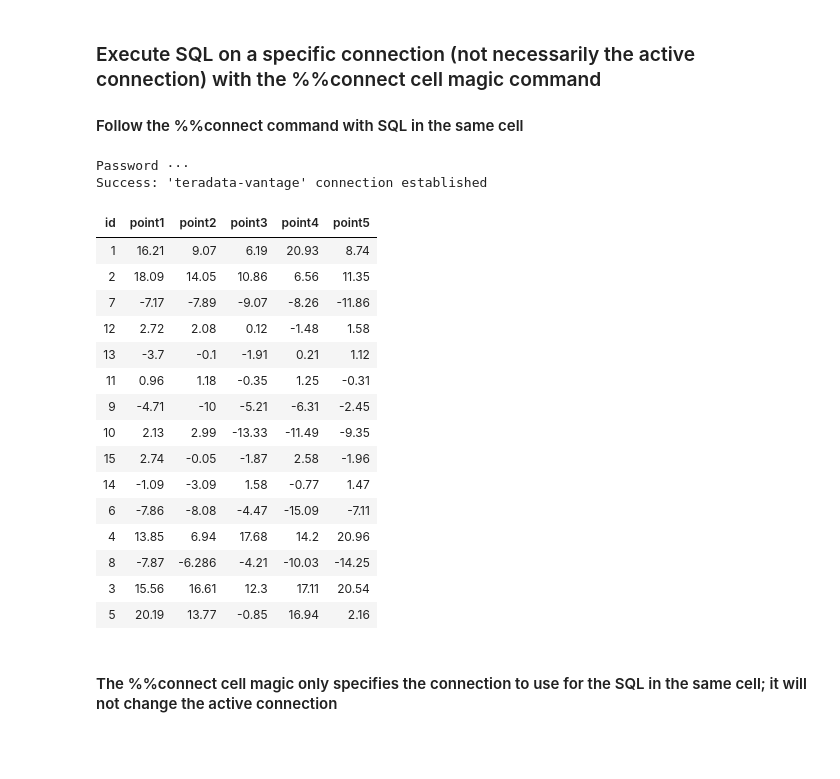
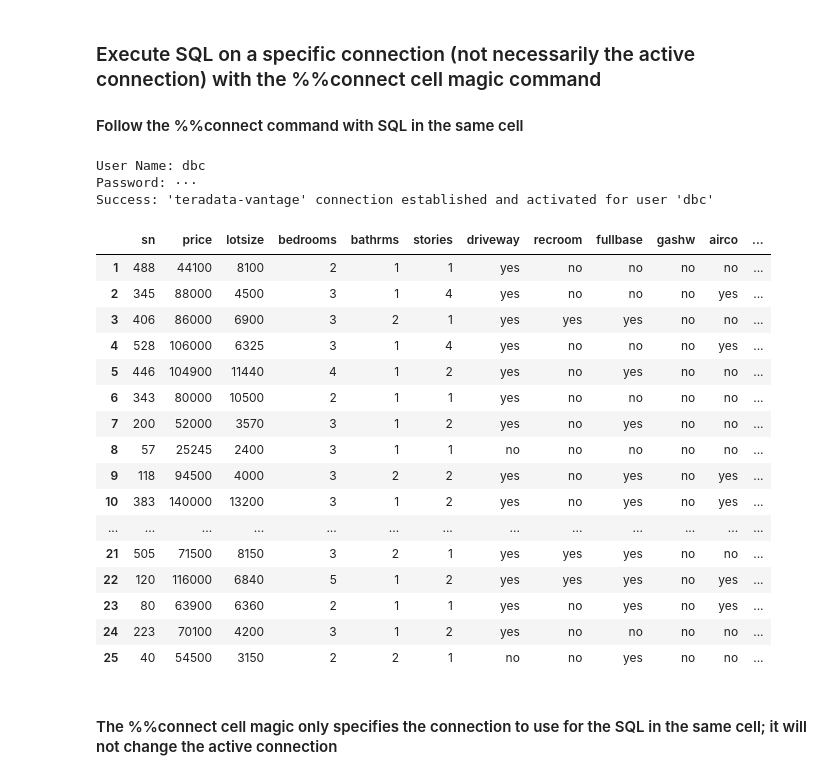
Before and after one commit to Teradata/jupyterextensions, a Jupyter notebook: notebooks/sql/GettingStarted.ipynb, the cells around one changed output. Saved outputs shown, nothing was run; the diff lists cells and outputs as text; code cells hidden in the pictures; blank space fills up the shorter version.

```diff
--- a/notebooks/sql/GettingStarted.ipynb
+++ b/notebooks/sql/GettingStarted.ipynb
@@ -465,26 +517,28 @@ ERROR: Request Canceled
 #### Follow the %%connect command with SQL in the same cell
 # %%
 %%connect teradata-vantage
-select top 25 * from alice.kmeanssample;
+select top 25 * from stodemo.housing_train;
 # %% [output]
-Password ···
-Success: 'teradata-vantage' connection established
+User Name: dbc
+Password: ···
+Success: 'teradata-vantage' connection established and activated for user 'dbc'
-| id | point1 | point2 | point3 | point4 | point5 |
-| 1 | 16.21 | 9.07 | 6.19 | 20.93 | 8.74 |
-| 2 | 18.09 | 14.05 | 10.86 | 6.56 | 11.35 |
-| 7 | -7.17 | -7.89 | -9.07 | -8.26 | -11.86 |
-| 12 | 2.72 | 2.08 | 0.12 | -1.48 | 1.58 |
-| 13 | -3.7 | -0.1 | -1.91 | 0.21 | 1.12 |
-| 11 | 0.96 | 1.18 | -0.35 | 1.25 | -0.31 |
-| 9 | -4.71 | -10 | -5.21 | -6.31 | -2.45 |
-| 10 | 2.13 | 2.99 | -13.33 | -11.49 | -9.35 |
-| 15 | 2.74 | -0.05 | -1.87 | 2.58 | -1.96 |
-| 14 | -1.09 | -3.09 | 1.58 | -0.77 | 1.47 |
-| 6 | -7.86 | -8.08 | -4.47 | -15.09 | -7.11 |
-| 4 | 13.85 | 6.94 | 17.68 | 14.2 | 20.96 |
-| 8 | -7.87 | -6.286 | -4.21 | -10.03 | -14.25 |
-| 3 | 15.56 | 16.61 | 12.3 | 17.11 | 20.54 |
-| 5 | 20.19 | 13.77 | -0.85 | 16.94 | 2.16 |
+|  | sn | price | lotsize | bedrooms | bathrms | stories | driveway | recroom | fullbase | gashw | airco | ... |
+| 1 | 488 | 44100 | 8100 | 2 | 1 | 1 | yes | no | no | no | no | ... |
+| 2 | 345 | 88000 | 4500 | 3 | 1 | 4 | yes | no | no | no | yes | ... |
+| 3 | 406 | 86000 | 6900 | 3 | 2 | 1 | yes | yes | yes | no | no | ... |
+| 4 | 528 | 106000 | 6325 | 3 | 1 | 4 | yes | no | no | no | yes | ... |
+| 5 | 446 | 104900 | 11440 | 4 | 1 | 2 | yes | no | yes | no | no | ... |
+| 6 | 343 | 80000 | 10500 | 2 | 1 | 1 | yes | no | no | no | no | ... |
+| 7 | 200 | 52000 | 3570 | 3 | 1 | 2 | yes | no | yes | no | no | ... |
+| 8 | 57 | 25245 | 2400 | 3 | 1 | 1 | no | no | no | no | no | ... |
+| 9 | 118 | 94500 | 4000 | 3 | 2 | 2 | yes | no | yes | no | yes | ... |
+| 10 | 383 | 140000 | 13200 | 3 | 1 | 2 | yes | no | yes | no | yes | ... |
+| ... | ... | ... | ... | ... | ... | ... | ... | ... | ... | ... | ... | ... |
+| 21 | 505 | 71500 | 8150 | 3 | 2 | 1 | yes | yes | yes | no | no | ... |
+| 22 | 120 | 116000 | 6840 | 5 | 1 | 2 | yes | yes | yes | no | yes | ... |
+| 23 | 80 | 63900 | 6360 | 2 | 1 | 1 | yes | no | yes | no | yes | ... |
+| 24 | 223 | 70100 | 4200 | 3 | 1 | 2 | yes | no | no | no | no | ... |
+| 25 | 40 | 54500 | 3150 | 2 | 2 | 1 | no | no | yes | no | no | ... |
 # %% [markdown]
 #### The %%connect cell magic only specifies the connection to use for the SQL in the same cell; it will not change the active connection
 # %%
```
Also changed, not shown: parts of 28 cells of this notebook, 4 other files.
